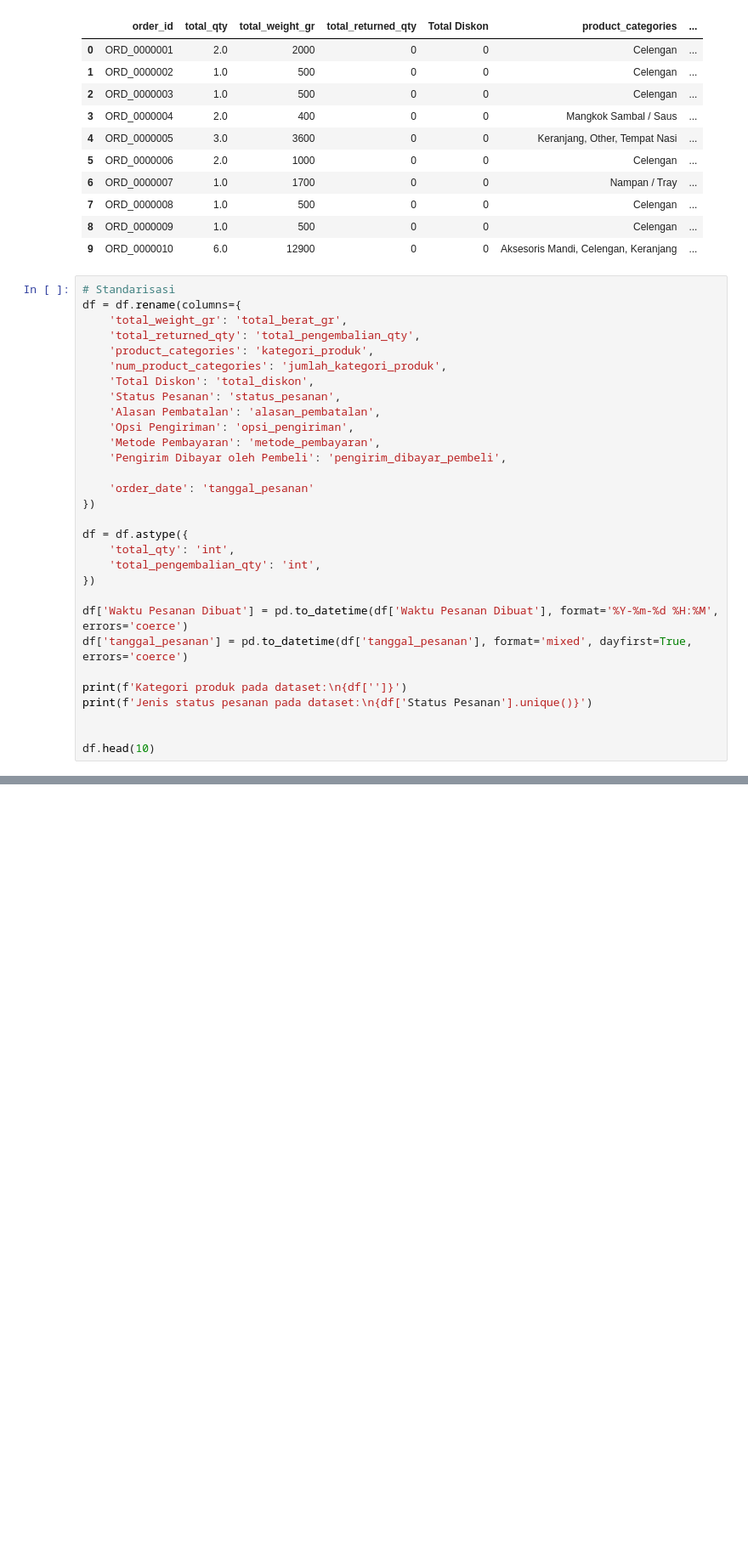
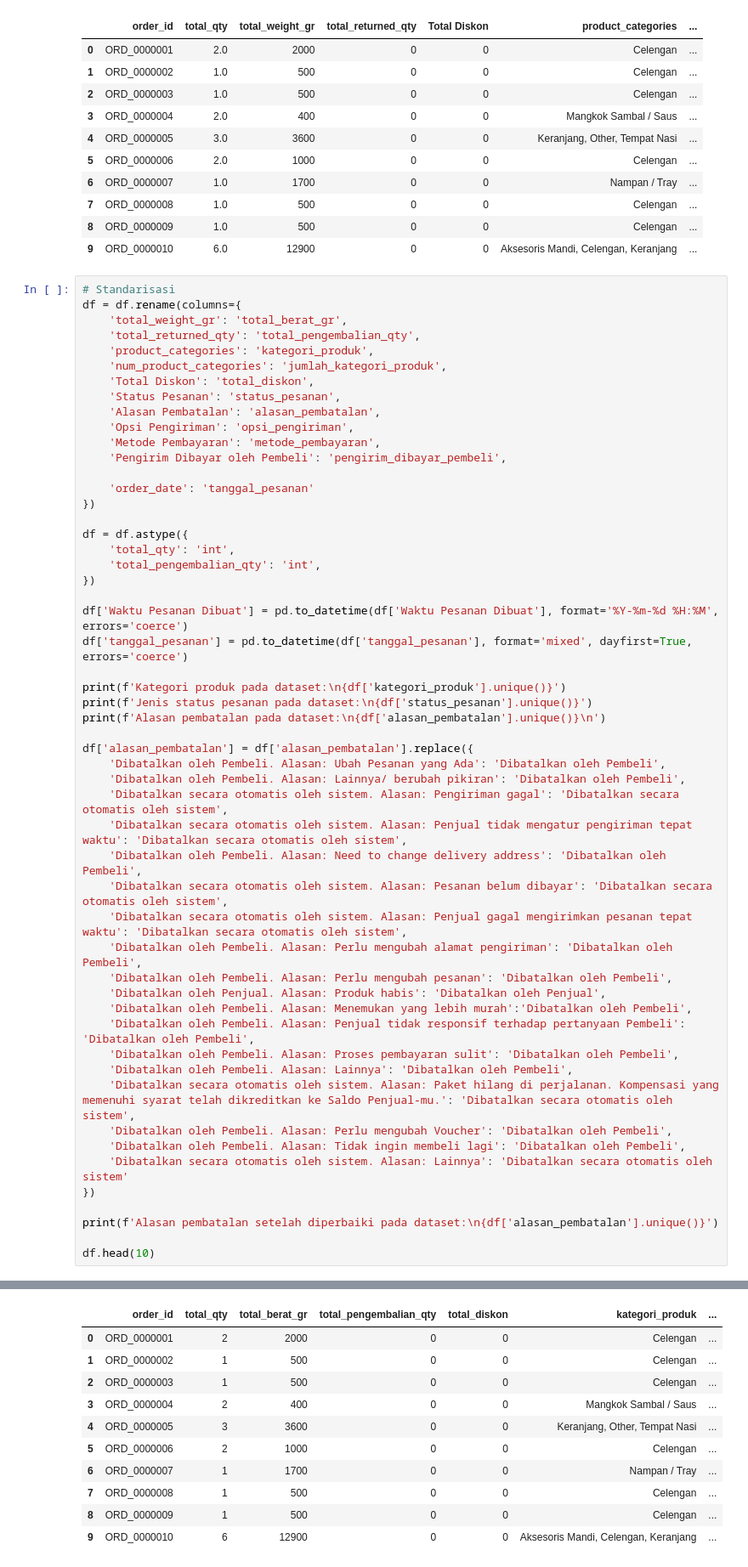
Before and after one commit to rottiiibakarr/Capstone_Project_Data_Cleaning, a Jupyter notebook: Portfolio_E-Commerce_Sales_Indonesia/data_cleaning.ipynb, the cells around one changed output, grey strips where cells are left out. Shown at 85% size. Cells and saved outputs as stored; diff of their text form; blank space fills up the shorter version.

```diff
--- a/Portfolio_E-Commerce_Sales_Indonesia/data_cleaning.ipynb
+++ b/Portfolio_E-Commerce_Sales_Indonesia/data_cleaning.ipynb
@@ -125,8 +125,32 @@ df = df.astype({
 df['Waktu Pesanan Dibuat'] = pd.to_datetime(df['Waktu Pesanan Dibuat'], format='%Y-%m-%d %H:%M', errors='coerce')
 df['tanggal_pesanan'] = pd.to_datetime(df['tanggal_pesanan'], format='mixed', dayfirst=True, errors='coerce')
 
-print(f'Kategori produk pada dataset:\n{df['']}')
-print(f'Jenis status pesanan pada dataset:\n{df['Status Pesanan'].unique()}')
+print(f'Kategori produk pada dataset:\n{df['kategori_produk'].unique()}')
+print(f'Jenis status pesanan pada dataset:\n{df['status_pesanan'].unique()}')
+print(f'Alasan pembatalan pada dataset:\n{df['alasan_pembatalan'].unique()}\n')
 
+df['alasan_pembatalan'] = df['alasan_pembatalan'].replace({
+    'Dibatalkan oleh Pembeli. Alasan: Ubah Pesanan yang Ada': 'Dibatalkan oleh Pembeli',
+    'Dibatalkan oleh Pembeli. Alasan: Lainnya/ berubah pikiran': 'Dibatalkan oleh Pembeli',
+    'Dibatalkan secara otomatis oleh sistem. Alasan: Pengiriman gagal': 'Dibatalkan secara otomatis oleh sistem',
+    'Dibatalkan secara otomatis oleh sistem. Alasan: Penjual tidak mengatur pengiriman tepat waktu': 'Dibatalkan secara otomatis oleh sistem',
+    'Dibatalkan oleh Pembeli. Alasan: Need to change delivery address': 'Dibatalkan oleh Pembeli',
+    'Dibatalkan secara otomatis oleh sistem. Alasan: Pesanan belum dibayar': 'Dibatalkan secara otomatis oleh sistem',
+    'Dibatalkan secara otomatis oleh sistem. Alasan: Penjual gagal mengirimkan pesanan tepat waktu': 'Dibatalkan secara otomatis oleh sistem',
+    'Dibatalkan oleh Pembeli. Alasan: Perlu mengubah alamat pengiriman': 'Dibatalkan oleh Pembeli',
+    'Dibatalkan oleh Pembeli. Alasan: Perlu mengubah pesanan': 'Dibatalkan oleh Pembeli',
+    'Dibatalkan oleh Penjual. Alasan: Produk habis': 'Dibatalkan oleh Penjual',
+    'Dibatalkan oleh Pembeli. Alasan: Menemukan yang lebih murah':'Dibatalkan oleh Pembeli',
+    'Dibatalkan oleh Pembeli. Alasan: Penjual tidak responsif terhadap pertanyaan Pembeli': 'Dibatalkan oleh Pembeli',
+    'Dibatalkan oleh Pembeli. Alasan: Proses pembayaran sulit': 'Dibatalkan oleh Pembeli',
+    'Dibatalkan oleh Pembeli. Alasan: Lainnya': 'Dibatalkan oleh Pembeli',
+    'Dibatalkan secara otomatis oleh sistem. Alasan: Paket hilang di perjalanan. Kompensasi yang memenuhi syarat telah dikreditkan ke Saldo Penjual-mu.': 'Dibatalkan secara otomatis oleh sistem',
+    'Dibatalkan oleh Pembeli. Alasan: Perlu mengubah Voucher': 'Dibatalkan oleh Pembeli',
+    'Dibatalkan oleh Pembeli. Alasan: Tidak ingin membeli lagi': 'Dibatalkan oleh Pembeli',
+    'Dibatalkan secara otomatis oleh sistem. Alasan: Lainnya': 'Dibatalkan secara otomatis oleh sistem'
+})
+
+print(f'Alasan pembatalan setelah diperbaiki pada dataset:\n{df['alasan_pembatalan'].unique()}')
 
 df.head(10)
+# %% [output]
@@ -132,0 +174,11 @@ df.head(10)
+|  | order_id | total_qty | total_berat_gr | total_pengembalian_qty | total_diskon | kategori_produk | ... |
+| 0 | ORD_0000001 | 2 | 2000 | 0 | 0 | Celengan | ... |
+| 1 | ORD_0000002 | 1 | 500 | 0 | 0 | Celengan | ... |
+| 2 | ORD_0000003 | 1 | 500 | 0 | 0 | Celengan | ... |
+| 3 | ORD_0000004 | 2 | 400 | 0 | 0 | Mangkok Sambal / Saus | ... |
+| 4 | ORD_0000005 | 3 | 3600 | 0 | 0 | Keranjang, Other, Tempat Nasi | ... |
+| 5 | ORD_0000006 | 2 | 1000 | 0 | 0 | Celengan | ... |
+| 6 | ORD_0000007 | 1 | 1700 | 0 | 0 | Nampan / Tray | ... |
+| 7 | ORD_0000008 | 1 | 500 | 0 | 0 | Celengan | ... |
+| 8 | ORD_0000009 | 1 | 500 | 0 | 0 | Celengan | ... |
+| 9 | ORD_0000010 | 6 | 12900 | 0 | 0 | Aksesoris Mandi, Celengan, Keranjang | ... |
```
Also changed, not shown: parts of 1 cell of this notebook.
